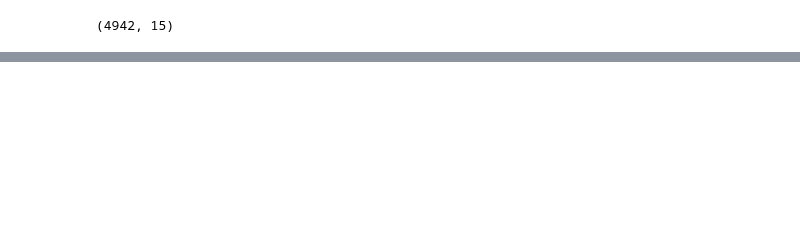
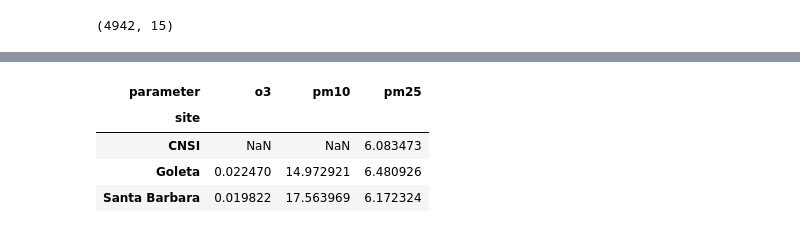
Before and after one commit to ethan-mathews24/EDS217, a Jupyter notebook: Session_6B_Reshaping_Data.ipynb, the cells around one changed output, grey strips where cells are left out. Drawn from its saved outputs; the diff is of its cells as text; code cells hidden in the pictures; blank space fills up the shorter version.

```diff
--- a/Session_6B_Reshaping_Data.ipynb
+++ b/Session_6B_Reshaping_Data.ipynb
@@ -55,0 +154,13 @@ aq.shape
+# %%
+# the index should be a categorical variable that will create new columns
+# the columns are going to come from the one column and create new columns from the different ones
+# the values will be coming from the value row
+means = aq.pivot_table(index = 'site', columns = 'parameter', values = 'value')
+
+means
+# %% [output]
+| parameter | o3 | pm10 | pm25 |
+| site |  |  |  |
+| CNSI | NaN | NaN | 6.083473 |
+| Goleta | 0.022470 | 14.972921 | 6.480926 |
+| Santa Barbara | 0.019822 | 17.563969 | 6.172324 |
```
Also changed, not shown: parts of 24 cells of this notebook, 1 other file.
